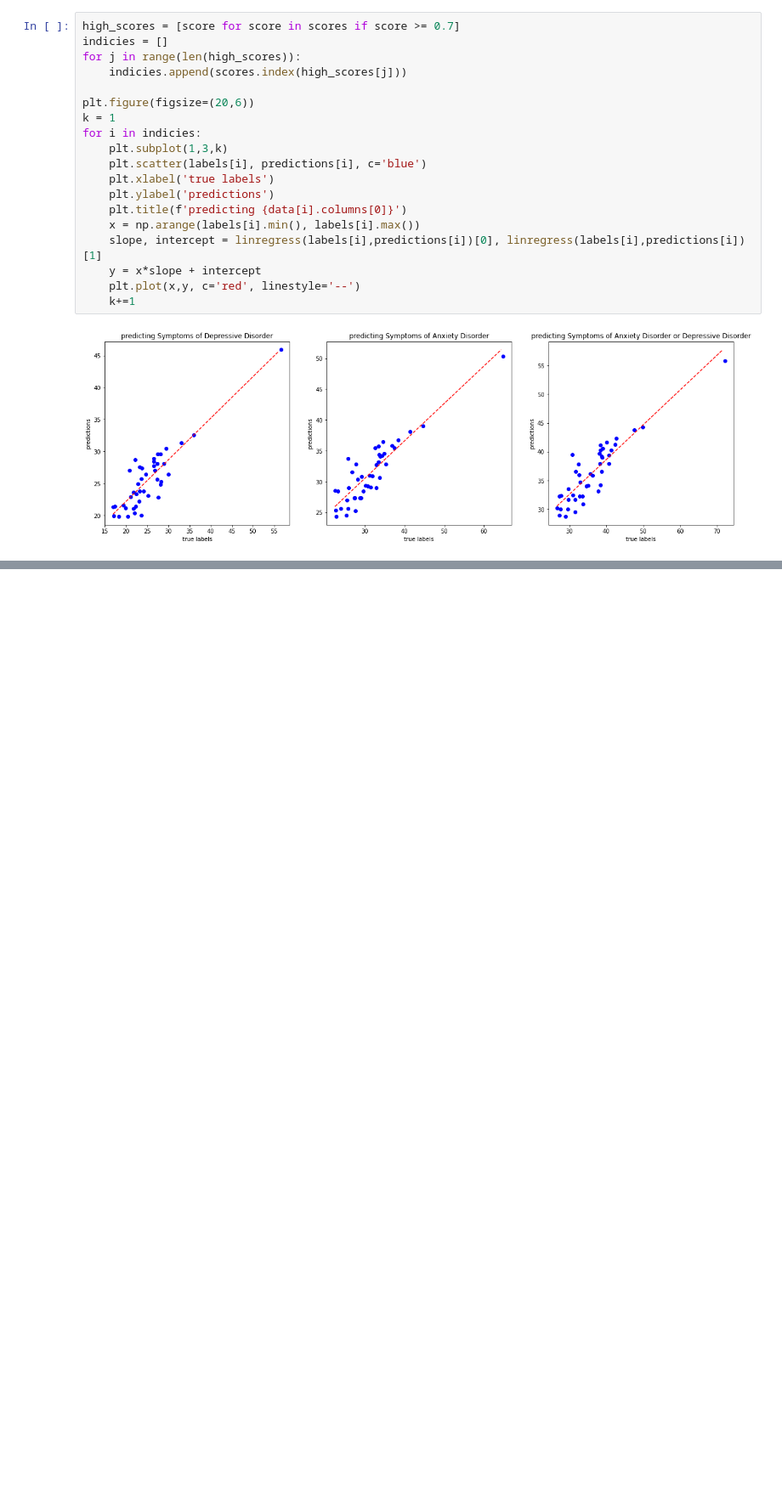
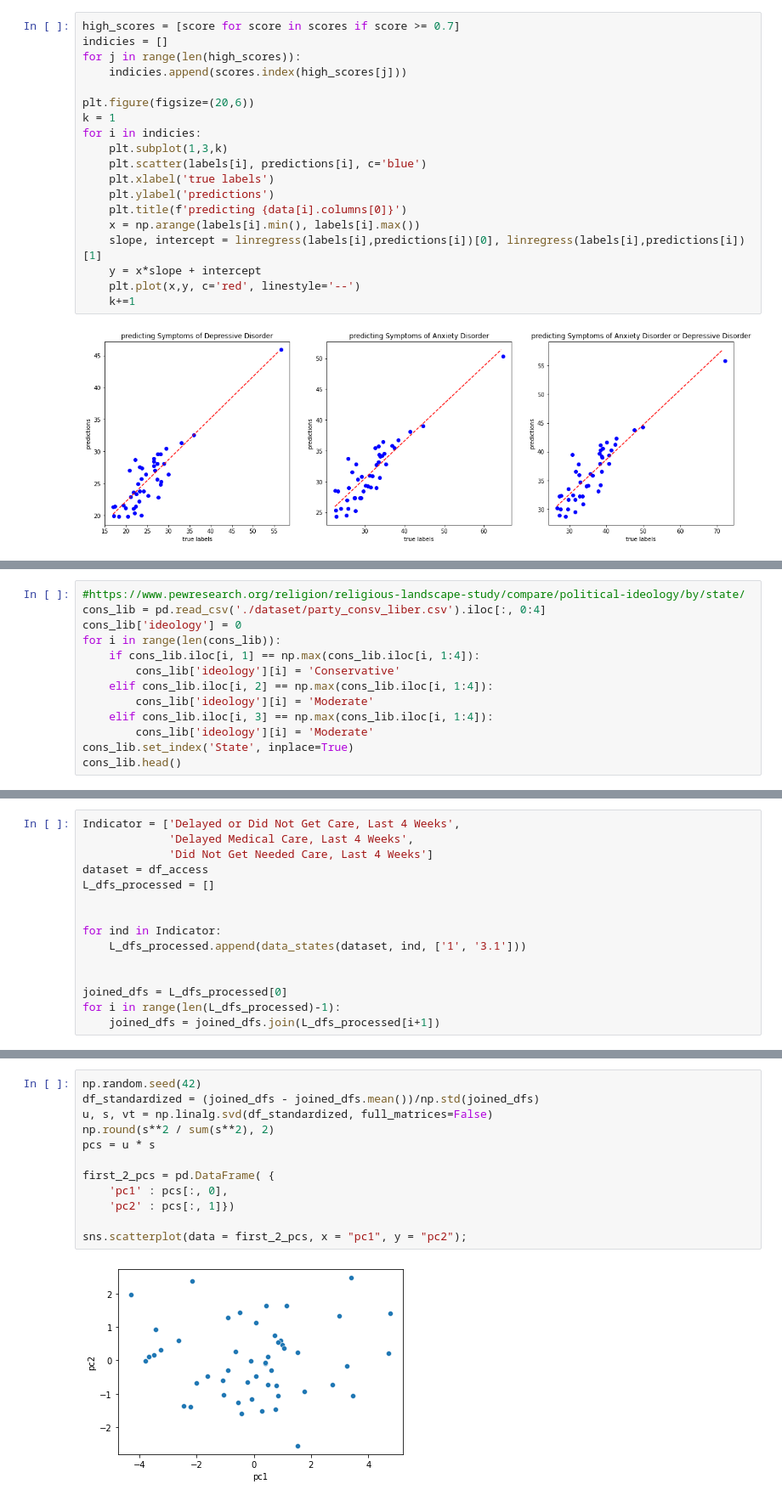
Before and after one commit to ahwali/gradproject, a Jupyter notebook: graduate project/COVID_dataset.ipynb, the cells around one changed output, grey strips where cells are left out. Shown at 85% size. Drawn from its saved outputs; the diff is of its cells as text; blank space fills up the shorter version.

```diff
--- a/graduate project/COVID_dataset.ipynb
+++ b/graduate project/COVID_dataset.ipynb
@@ -481,0 +473,13 @@ sns.heatmap(merged.corr())
+# %%
+#https://www.pewresearch.org/religion/religious-landscape-study/compare/political-ideology/by/state/
+cons_lib = pd.read_csv('./dataset/party_consv_liber.csv').iloc[:, 0:4]
+cons_lib['ideology'] = 0
+for i in range(len(cons_lib)):
+    if cons_lib.iloc[i, 1] == np.max(cons_lib.iloc[i, 1:4]):
+        cons_lib['ideology'][i] = 'Conservative'
+    elif cons_lib.iloc[i, 2] == np.max(cons_lib.iloc[i, 1:4]):
+        cons_lib['ideology'][i] = 'Moderate'
+    elif cons_lib.iloc[i, 3] == np.max(cons_lib.iloc[i, 1:4]):
+        cons_lib['ideology'][i] = 'Moderate'
+cons_lib.set_index('State', inplace=True)
+cons_lib.head()
@@ -481,0 +536,15 @@ sns.heatmap(merged.corr())
+# %%
+Indicator = ['Delayed or Did Not Get Care, Last 4 Weeks',
+             'Delayed Medical Care, Last 4 Weeks',
+             'Did Not Get Needed Care, Last 4 Weeks']
+dataset = df_access
+L_dfs_processed = []
+
+
+for ind in Indicator:
+    L_dfs_processed.append(data_states(dataset, ind, ['1', '3.1']))
+
+
+joined_dfs = L_dfs_processed[0]
+for i in range(len(L_dfs_processed)-1):
+    joined_dfs = joined_dfs.join(L_dfs_processed[i+1])
@@ -481,0 +561,14 @@ sns.heatmap(merged.corr())
+# %%
+np.random.seed(42)
+df_standardized = (joined_dfs - joined_dfs.mean())/np.std(joined_dfs)
+u, s, vt = np.linalg.svd(df_standardized, full_matrices=False)
+np.round(s**2 / sum(s**2), 2)
+pcs = u * s
+
+first_2_pcs = pd.DataFrame( {
+    'pc1' : pcs[:, 0],
+    'pc2' : pcs[:, 1]})
+
+sns.scatterplot(data = first_2_pcs, x = "pc1", y = "pc2");
+# %% [output]
+[figure, added]
```
Also changed, not shown: parts of 34 cells of this notebook.
